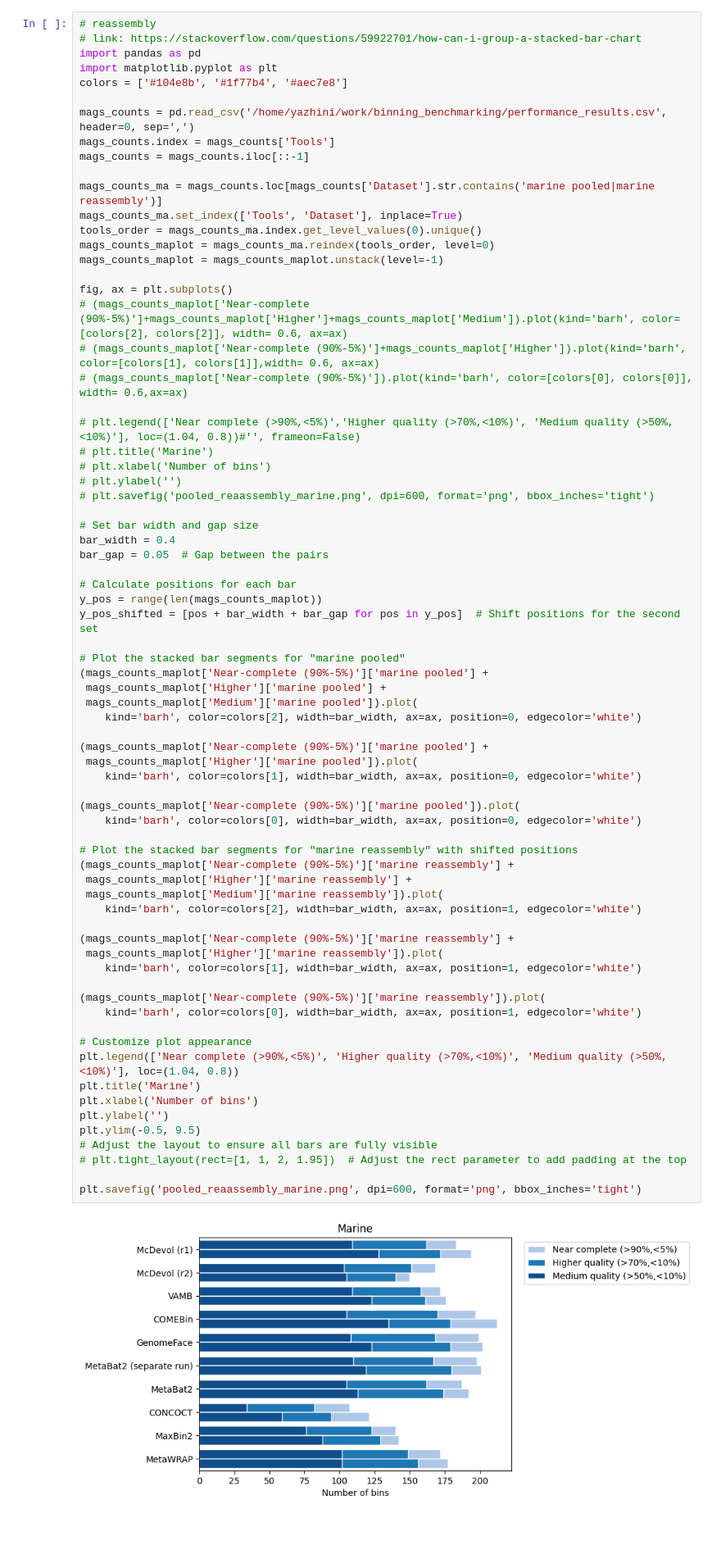
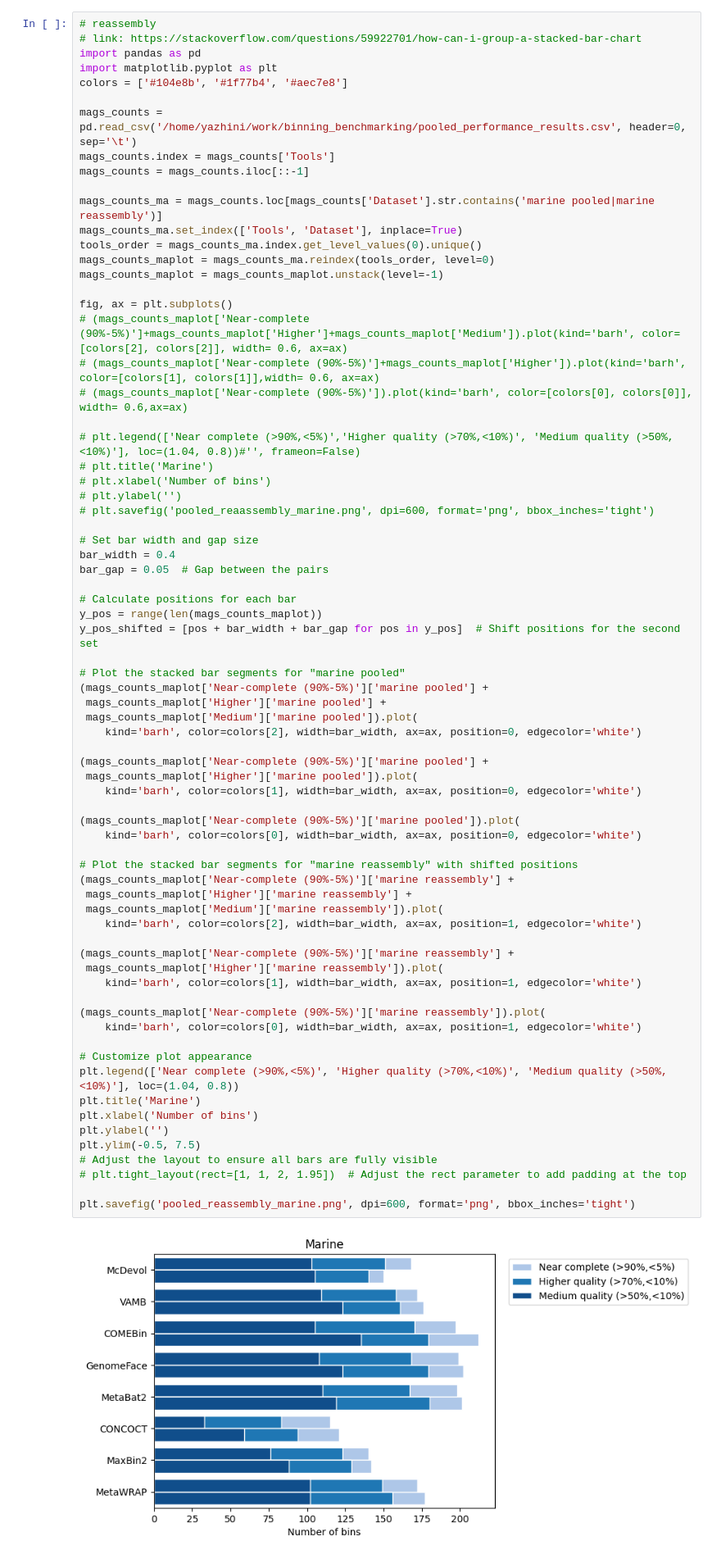
Before and after one commit to soedinglab/binning_benchmarking, a Jupyter notebook: plots.ipynb, the cells around one changed output. Shown at 82% size. Drawn from its saved outputs; the diff is of its cells as text; blank space fills up the shorter version.

Commit message:
plots

```diff
--- a/plots.ipynb
+++ b/plots.ipynb
@@ -64,7 +64,7 @@ import pandas as pd
 import matplotlib.pyplot as plt
 colors = ['#104e8b', '#1f77b4', '#aec7e8']
 
-mags_counts = pd.read_csv('/home/yazhini/work/binning_benchmarking/performance_results.csv', header=0, sep=',')
+mags_counts = pd.read_csv('/home/yazhini/work/binning_benchmarking/pooled_performance_results.csv', header=0, sep='\t')
 mags_counts.index = mags_counts['Tools']
 mags_counts = mags_counts.iloc[::-1]
 
@@ -101,36 +101,36 @@ y_pos_shifted = [pos + bar_width + bar_gap for pos in y_pos]  # Shift positions
 
 (mags_counts_maplot['Near-complete (90%-5%)']['marine pooled'] +
  mags_counts_maplot['Higher']['marine pooled']).plot(
     kind='barh', color=colors[1], width=bar_width, ax=ax, position=0, edgecolor='white')
 
 (mags_counts_maplot['Near-complete (90%-5%)']['marine pooled']).plot(
     kind='barh', color=colors[0], width=bar_width, ax=ax, position=0, edgecolor='white')
 
 # Plot the stacked bar segments for "marine reassembly" with shifted positions
 (mags_counts_maplot['Near-complete (90%-5%)']['marine reassembly'] +
  mags_counts_maplot['Higher']['marine reassembly'] +
  mags_counts_maplot['Medium']['marine reassembly']).plot(
     kind='barh', color=colors[2], width=bar_width, ax=ax, position=1, edgecolor='white')
 
 (mags_counts_maplot['Near-complete (90%-5%)']['marine reassembly'] +
  mags_counts_maplot['Higher']['marine reassembly']).plot(
     kind='barh', color=colors[1], width=bar_width, ax=ax, position=1, edgecolor='white')
 
 (mags_counts_maplot['Near-complete (90%-5%)']['marine reassembly']).plot(
     kind='barh', color=colors[0], width=bar_width, ax=ax, position=1, edgecolor='white')
 
 # Customize plot appearance
 plt.legend(['Near complete (>90%,<5%)', 'Higher quality (>70%,<10%)', 'Medium quality (>50%,<10%)'], loc=(1.04, 0.8))
 plt.title('Marine')
 plt.xlabel('Number of bins')
 plt.ylabel('')
-plt.ylim(-0.5, 9.5)
+plt.ylim(-0.5, 7.5)
 # Adjust the layout to ensure all bars are fully visible
 # plt.tight_layout(rect=[1, 1, 2, 1.95])  # Adjust the rect parameter to add padding at the top
 
-plt.savefig('pooled_reaassembly_marine.png', dpi=600, format='png', bbox_inches='tight')
+plt.savefig('pooled_reassembly_marine.png', dpi=600, format='png', bbox_inches='tight')
 # %% [output]
-[figure, old version]
+[figure, new version]
 # %%
 # strain-madness
 mags_counts_ss = mags_counts.loc[mags_counts['Dataset'].str.contains('strain pooled|strain reassembly')]
```
Also changed, not shown: parts of 14 cells of this notebook, 10 other files.
